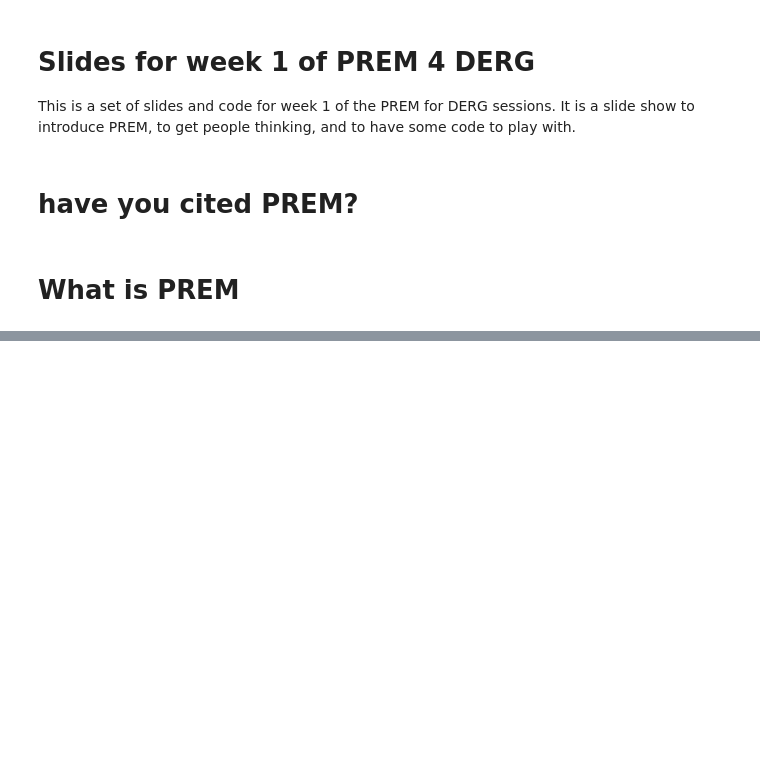
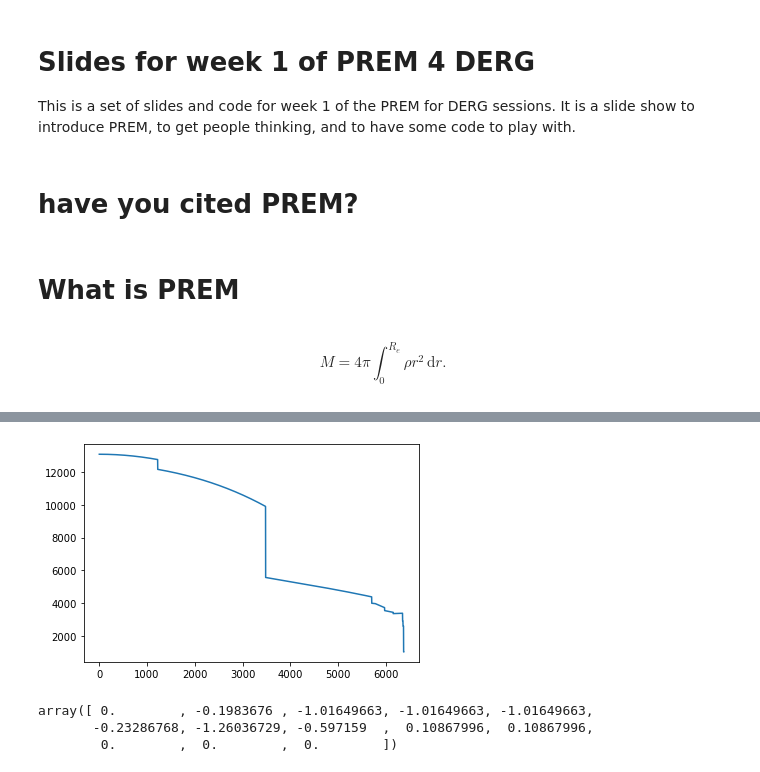
Before and after one commit to andreww/prem4derg, a Jupyter notebook: week_1_talk/week_1_slides.ipynb, the cells around one changed output, grey strips where cells are left out. Saved outputs shown, nothing was run; the diff lists cells and outputs as text; code cells hidden in the pictures; blank space fills up the shorter version.

Commit message:
Calculate mass of the Earth
(analytical integration works)

```diff
--- a/week_1_talk/week_1_slides.ipynb
+++ b/week_1_talk/week_1_slides.ipynb
@@ -13,6 +13,8 @@ import matplotlib.pyplot as plt
 # have you cited PREM?
 # %% [markdown]
 # What is PREM
+# %% [markdown]
+$$ M = 4\pi \int_0^{R_{e}} \rho r^2 \,\mathrm{d}r.$$
 # %%
 # Show PREM plots
 # %%
@@ -145,8 +162,7 @@ class Prem(object):
         """
         Evaluate density in kg/m**3 at radii r (in km)
         """
-        # Note unit conversion
-        return self.density_poly(r/self.r_earth) * 1000.0
+        return self.density_poly(r)
 # %%
 # This implements the PREM density model using
 
@@ -156,7 +172,7 @@ class Prem(object):
 # Note that the array is transposed to match
 # what Scipy's PPoly needs.
 
-r_earth = 6371
+r_earth = 6371 # km
 
 density_params = np.array([[13.0885,  0.0000, -8.8381,  0.0000],
                            [12.5815, -1.2638, -3.6426, -5.5281],
@@ -172,6 +188,14 @@ density_params = np.array([[13.0885,  0.0000, -8.8381,  0.0000],
                            [2.6000,  0.0000,  0.0000,  0.0000],
                            [1.0200,  0.0000,  0.0000,  0.0000]])
 
+
+# Turn range of polynomials from 0 - 1 to 0 - r_earth (makes mass easer)
+density_params[:,0] = density_params[:,0] * 1000
+density_params[:,1] = (density_params[:,1] * 1000) / r_earth
+density_params[:,2] = (density_params[:,2] * 1000) / (r_earth**2)
+density_params[:,3] = (density_params[:,3] * 1000) / (r_earth**3)
+
+
 # All 14 discontiuities in PREM in km.
 breakpoints = np.array([0.0, 1221.5, 3480.0, 3630.0, 5600.0, 5701.0, 5771.0,
                         5971.0, 6151.0, 6291.0, 6346.6, 6356.0, 6368.0, 6371.0])
@@ -183,7 +207,7 @@ prem = Prem(breakpoints, density_params, r_earth=r_earth)
 
 fig, ax = plt.subplots()
 
-rs = np.arange(0, 6371, 10)
+rs = np.arange(0, 6371, 0.5)
 ax.plot(rs, prem.density(rs))
 
 plt.show()
@@ -192,3 +215,10 @@ SyntaxError: invalid syntax (<ipython-input-6-7957534ed6cf>, line 4)
+[figure, added]
+# %%
+density_params[:,1]
+# %% [output]
+array([ 0.        , -0.1983676 , -1.01649663, -1.01649663, -1.01649663,
+       -0.23286768, -1.26036729, -0.597159  ,  0.10867996,  0.10867996,
+        0.        ,  0.        ,  0.        ])
 # %%
 prem_density_antideriv = prem.density_poly.antiderivative()
 # %%
```
Also changed, not shown: parts of 10 cells of this notebook.
